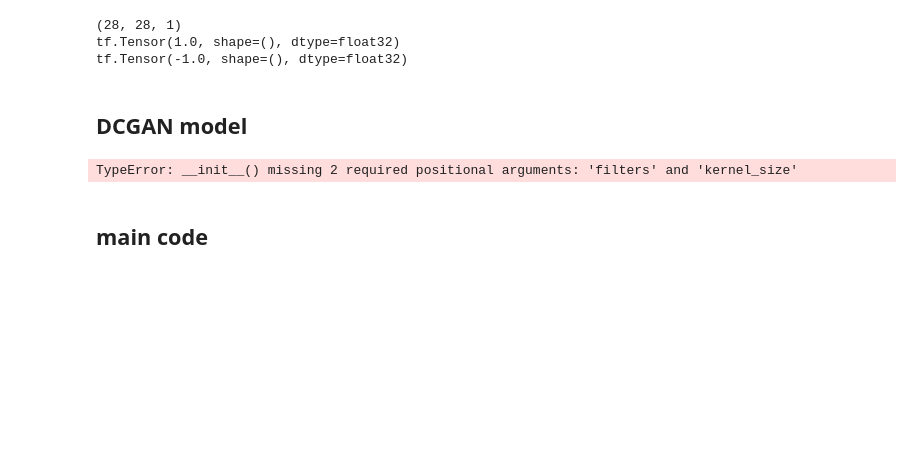
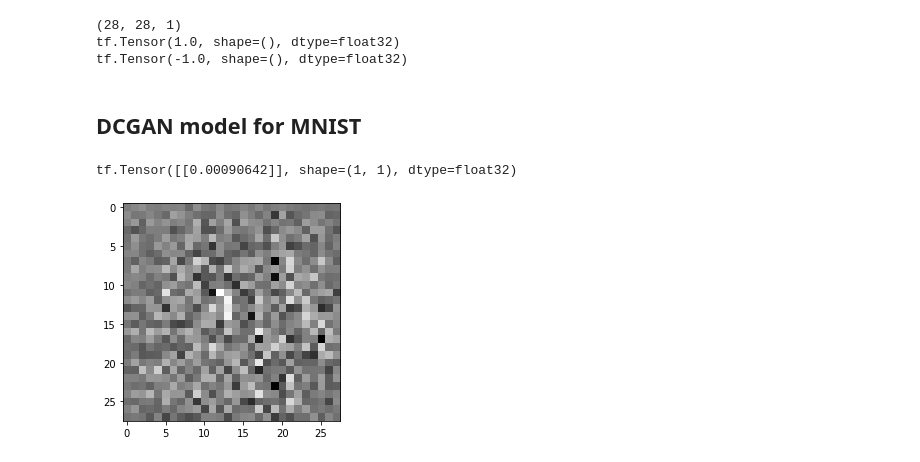
Before and after one commit to DiogorPinheiro/Cool_GANs_Fake_Celebrities, a Jupyter notebook: notebooks/main.ipynb, the cells around one changed output. Saved outputs shown, nothing was run; the diff lists cells and outputs as text; code cells hidden in the pictures; blank space fills up the shorter version.

Commit message:
worked on generator and discriminator for mnist

```diff
--- a/notebooks/main.ipynb
+++ b/notebooks/main.ipynb
@@ -372,50 +375,4 @@ tf.Tensor(-1.0, shape=(), dtype=float32)
 tf.Tensor(1.0, shape=(), dtype=float32)
 tf.Tensor(-1.0, shape=(), dtype=float32)
 # %% [markdown]
-## DCGAN model
+## DCGAN model for MNIST
-# %%
-class DCGAN(keras.Model):
-    def __init__(self, input_dim, name):
-        super(DCGAN, self).__init__(name=name)
-
-        self.generator(input_dim)
-
-    def generator(self, input_dim):
-        # take care of input z (!!)
-
-        # Functional API for more flexibility
-        inputs = keras.Input(shape=input_dim)
-        # NOTE: Number of filters should be adapted to each dataset <- FIND WAY TO DO IT AUTOMATICALLY
-        genx = keras.layers.Convolution2DTranspose()(inputs)
-        # conv2d
-        # leaky relu
-        # conv2d
-        # leaky relu
-        # conv2d
-        # leaky relu
-        # conv2d
-        # leaky relu
-        # conv2d
-        # leaky relu
-        # sigmoid
-    '''
-    def discriminator(self):
-        # relu
-        # deconv2d
-        # deconv2d
-        # deconv2d
-        # deconv2d
-        # tanh
-
-    def train(self):
-
-    def save(self):
-
-    def load(self):
-    '''
-
-DCGAN(input_dim=100, name="my_dcgan")
-# %% [output]
-TypeError: __init__() missing 2 required positional arguments: 'filters' and 'kernel_size'
-# %% [markdown]
-## main code
@@ -421,0 +445,19 @@ TypeError: __init__() missing 2 required positional arguments: 'filters' and 'ke
+# %%
+input_shape = (100,)
+output_shape = (28, 28, 1)
+
+dcgan = DCGAN(input_shape=input_shape, name="my_dcgan")
+
+generator = dcgan.make_generator(input_shape)
+
+noise = tf.random.normal([1, 100])
+generated_image = generator(noise, training=False)
+
+plt.imshow(generated_image[0, :, :, 0], cmap='gray')
+
+discriminator = dcgan.make_discriminator(output_shape)
+decision = discriminator(generated_image)
+print(decision)
+# %% [output]
+tf.Tensor([[0.00090642]], shape=(1, 1), dtype=float32)
+[figure, added]
```
Also changed, not shown: parts of 3 cells of this notebook.
